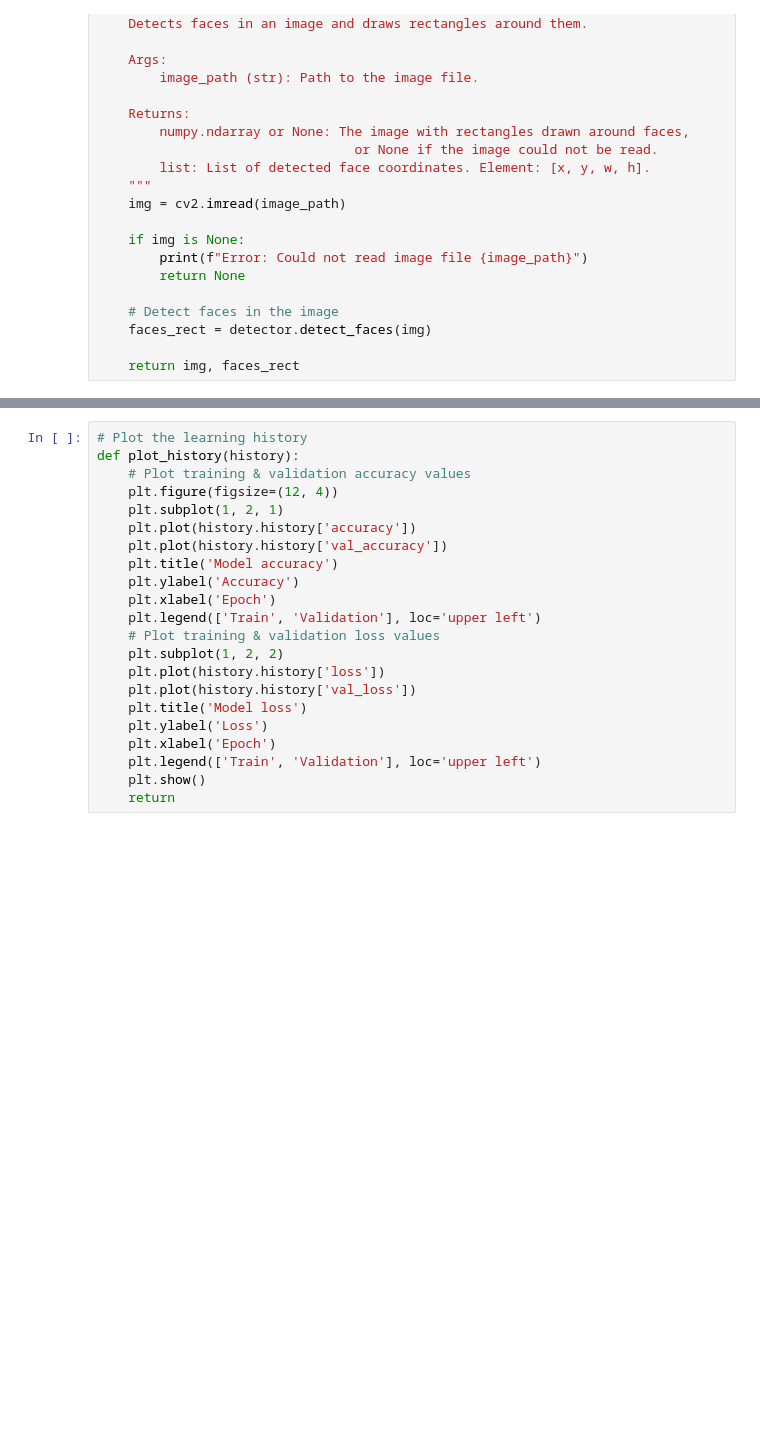
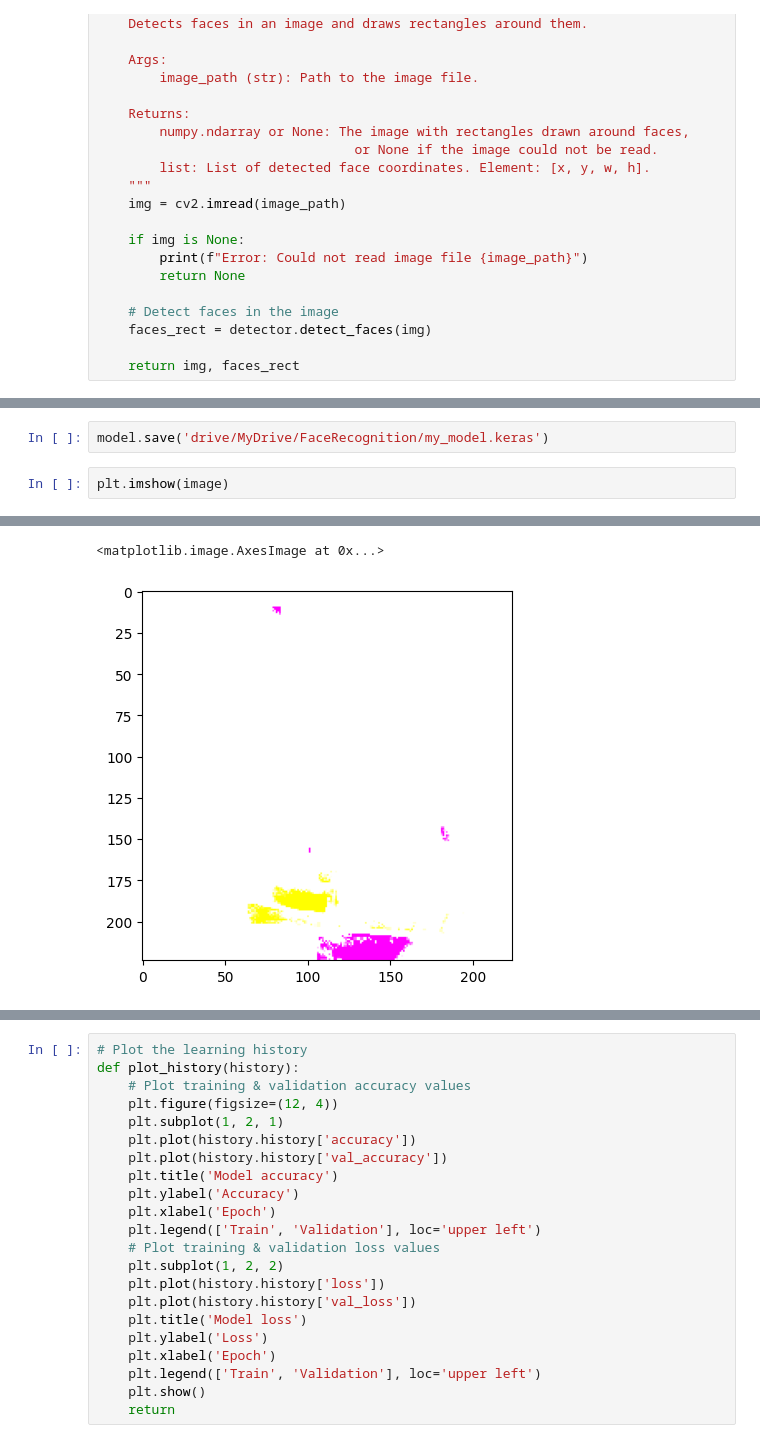
Before and after one commit to alvaroguarda/Sistema-reconhecimento-facial, a Jupyter notebook: Sistema_reconhecimento_facial3.ipynb, the cells around one changed output, grey strips where cells are left out. Saved outputs shown, nothing was run; the diff lists cells and outputs as text; blank space fills up the shorter version.

```diff
--- a/Sistema_reconhecimento_facial3.ipynb
+++ b/Sistema_reconhecimento_facial3.ipynb
@@ -105,0 +221,5 @@ def learn(data_path):
+# %%
+model.save('drive/MyDrive/FaceRecognition/my_model.keras')
+# %%
+plt.imshow(image)
+# %% [output]
@@ -105,0 +227,2 @@ def learn(data_path):
+<matplotlib.image.AxesImage at 0x...>
+[figure, added]
```
Also changed, not shown: parts of 18 cells of this notebook.
